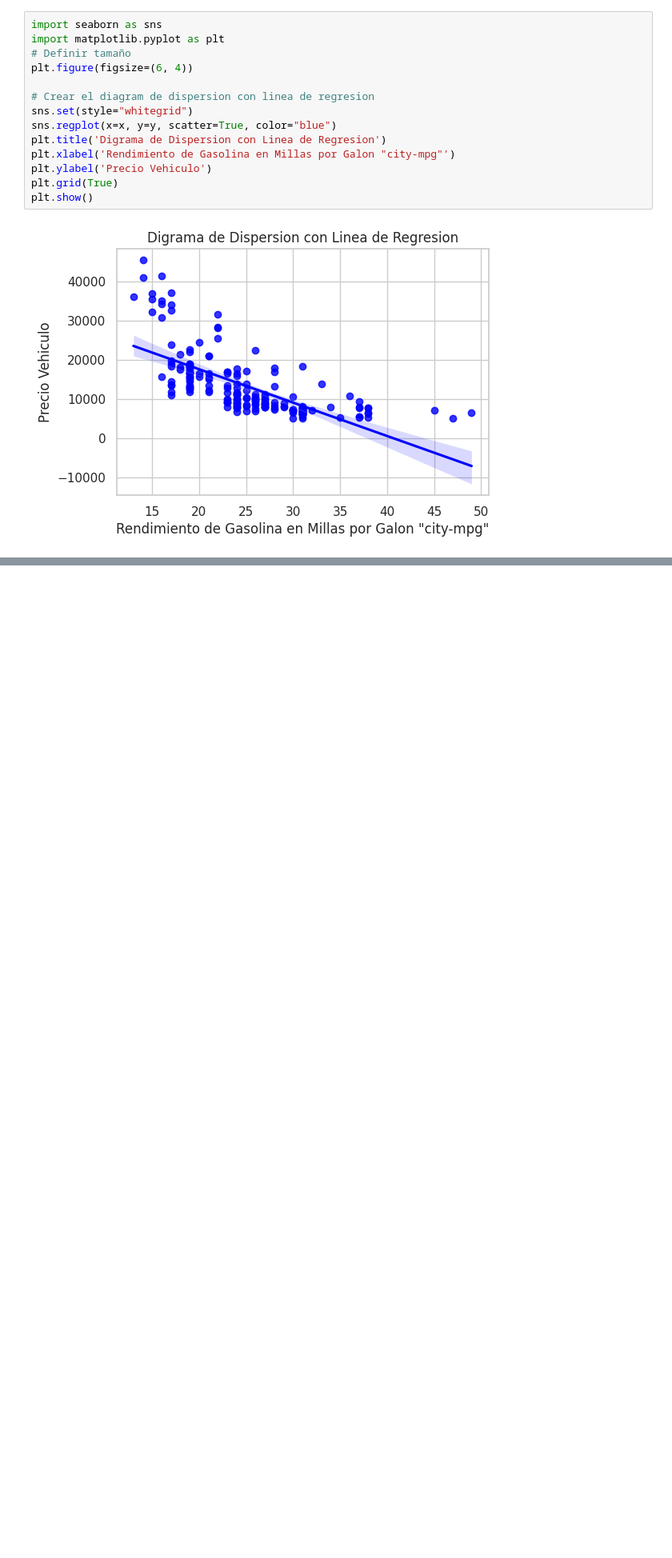
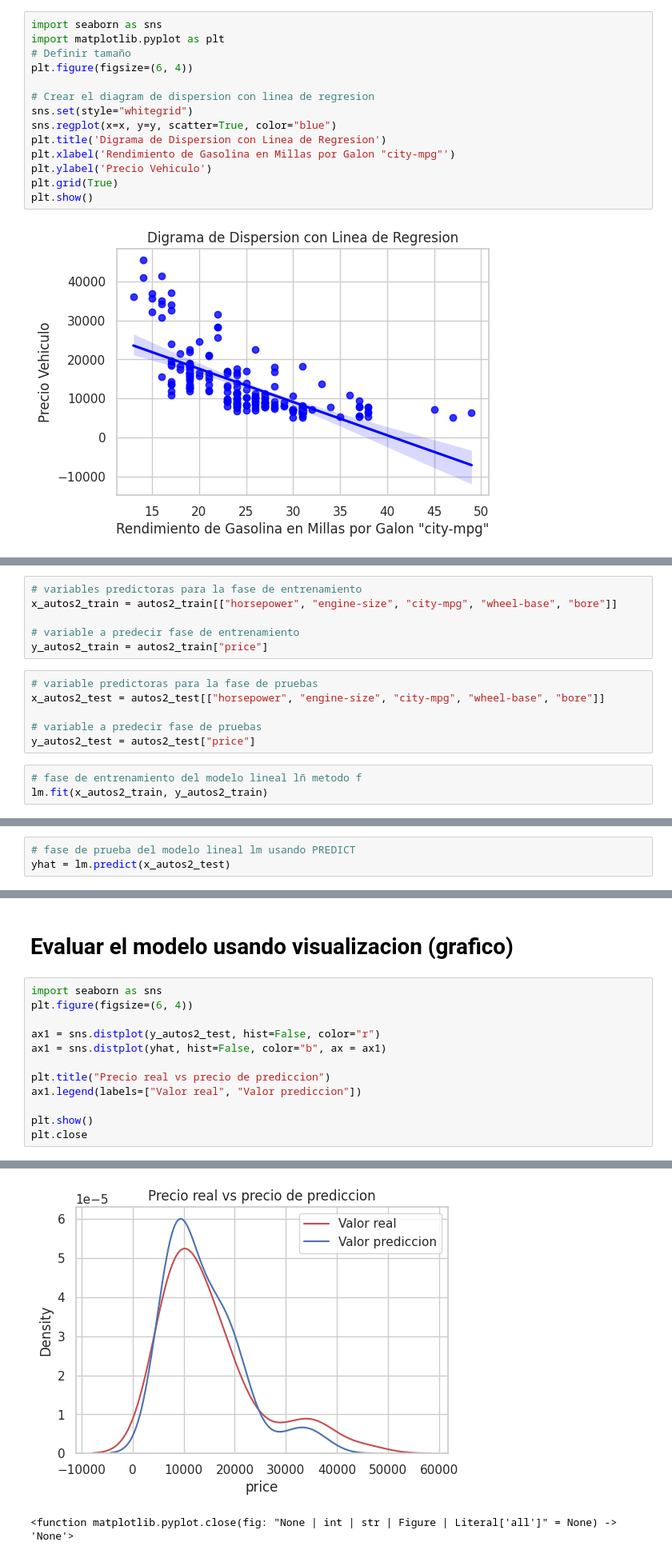
Before and after one commit to EfrenOlivasITD/PyE, a Jupyter notebook: RegresioLinYCorr.ipynb, the cells around one changed output, grey strips where cells are left out. Shown at 80% size. Saved outputs shown, nothing was run; the diff lists cells and outputs as text; blank space fills up the shorter version.

```diff
--- a/RegresioLinYCorr.ipynb
+++ b/RegresioLinYCorr.ipynb
@@ -210,0 +234,15 @@ plt.show()
+# %%
+# variables predictoras para la fase de entrenamiento
+x_autos2_train = autos2_train[["horsepower", "engine-size", "city-mpg", "wheel-base", "bore"]]
+
+# variable a predecir fase de entrenamiento
+y_autos2_train = autos2_train["price"]
+# %%
+# variable predictoras para la fase de pruebas
+x_autos2_test = autos2_test[["horsepower", "engine-size", "city-mpg", "wheel-base", "bore"]]
+
+# variable a predecir fase de pruebas
+y_autos2_test = autos2_test["price"]
+# %%
+# fase de entrenamiento del modelo lineal lñ metodo f
+lm.fit(x_autos2_train, y_autos2_train)
@@ -210,0 +266,3 @@ plt.show()
+# %%
+# fase de prueba del modelo lineal lm usando PREDICT
+yhat = lm.predict(x_autos2_test)
@@ -210,0 +273,15 @@ plt.show()
+# %% [markdown]
+# Evaluar el modelo usando visualizacion (grafico)
+# %%
+import seaborn as sns
+plt.figure(figsize=(6, 4))
+
+ax1 = sns.distplot(y_autos2_test, hist=False, color="r")
+ax1 = sns.distplot(yhat, hist=False, color="b", ax = ax1)
+
+plt.title("Precio real vs precio de prediccion")
+ax1.legend(labels=["Valor real", "Valor prediccion"])
+
+plt.show()
+plt.close
+# %% [output]
@@ -210,0 +307,2 @@ plt.show()
+[figure, added]
+<function matplotlib.pyplot.close(fig: "None | int | str | Figure | Literal['all']" = None) -> 'None'>
```
Also changed, not shown: parts of 11 cells of this notebook.
